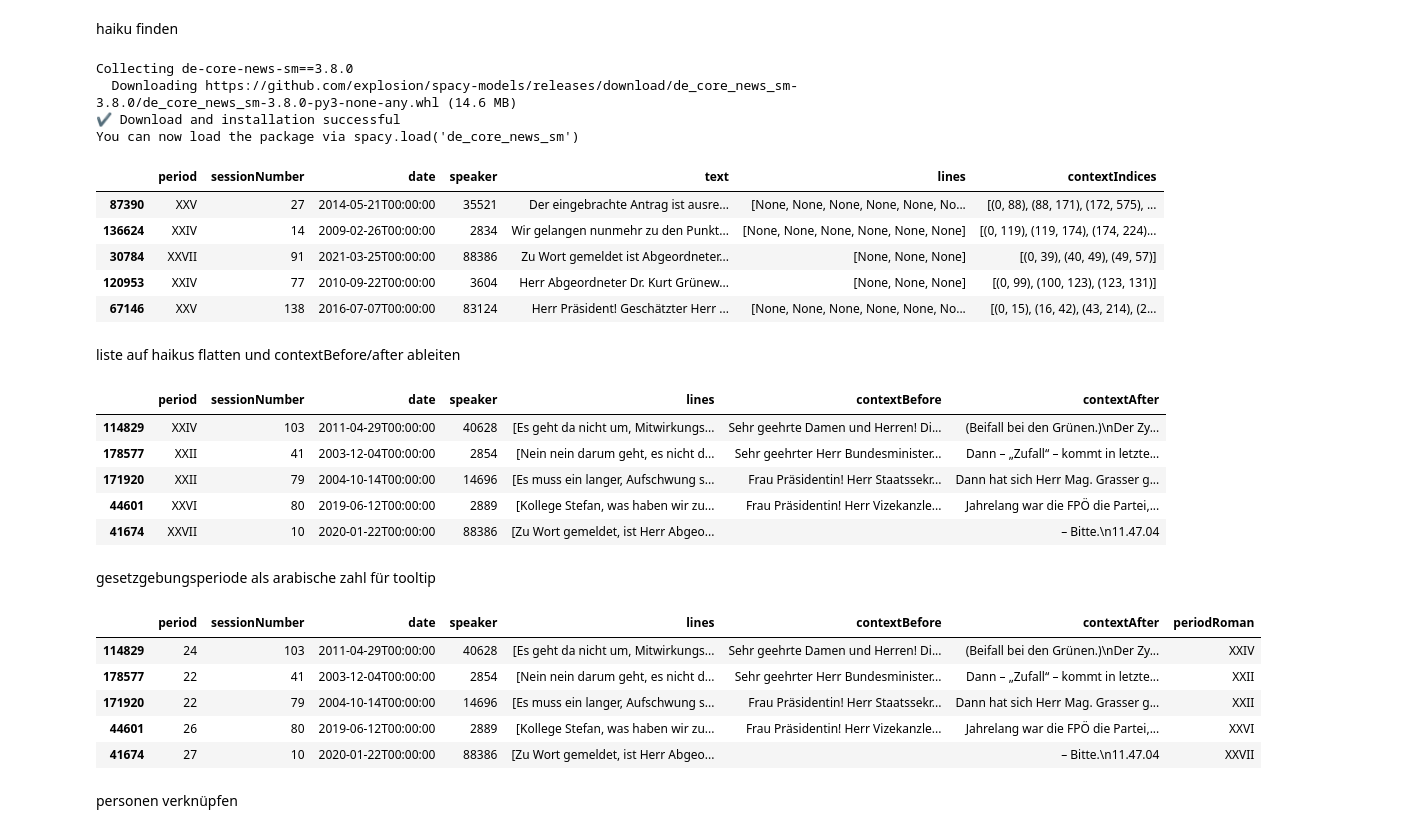
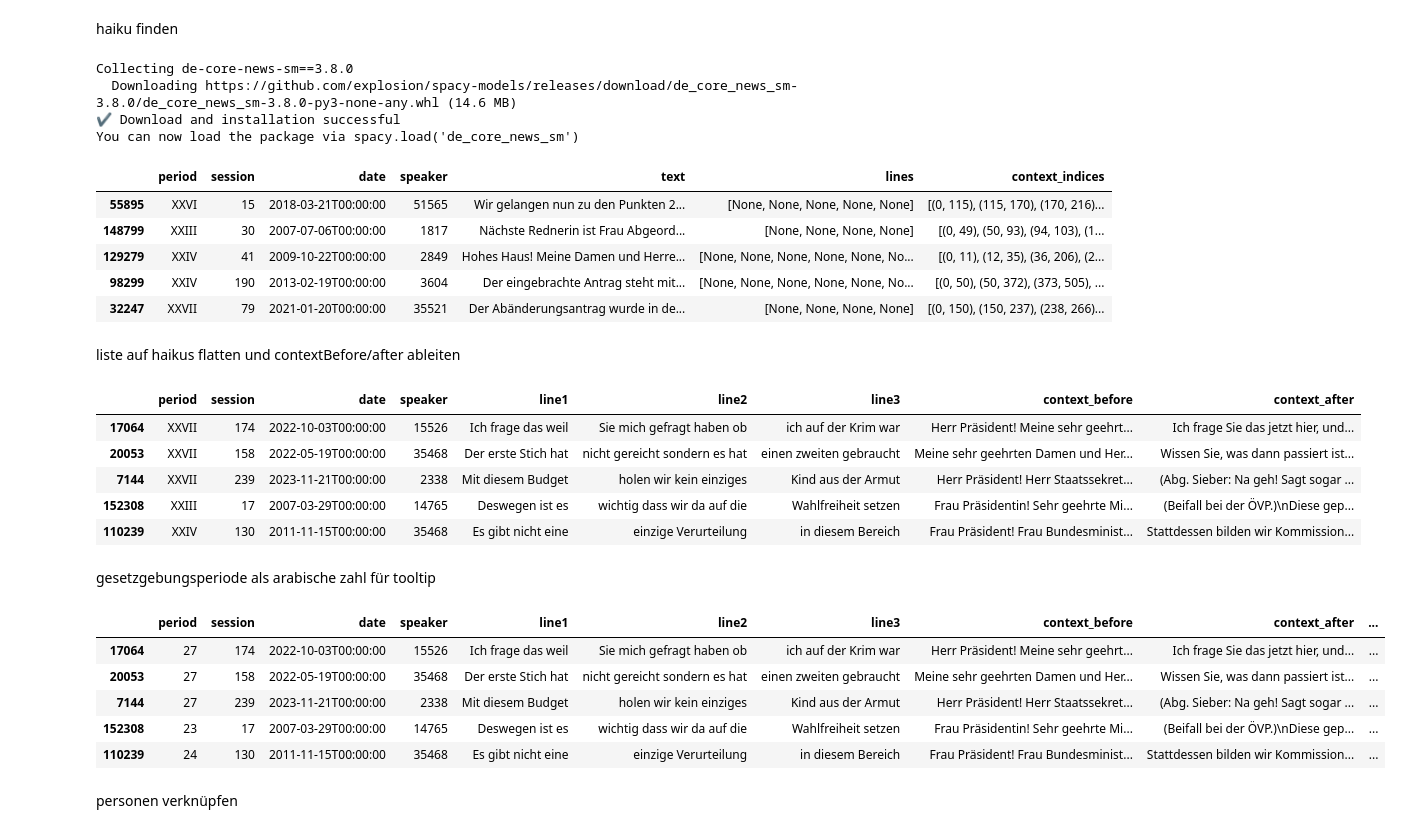
Before and after one commit to elias-gander/haiku-aus-dem-nationalrat, a Jupyter notebook: notebook.ipynb, the cells around one changed output. Saved outputs shown, nothing was run; the diff lists cells and outputs as text; code cells hidden in the pictures.

```diff
--- a/notebook.ipynb
+++ b/notebook.ipynb
@@ -19,6 +19,7 @@ wortmeldungen = pd.json_normalize(
 )
 
 wortmeldungen = wortmeldungen[["period", "sessionNumber", "date", "speaker", "text"]]
+wortmeldungen = wortmeldungen.rename(columns={"sessionNumber": "session"})
 
 wortmeldungen.head()
 # %% [output]
@@ -98,49 +99,52 @@ for doc in tqdm(nlp.pipe(wortmeldungen["text"].fillna("").astype(str), batch_siz
     context_indices.append([(sentence.start_char, sentence.end_char) for sentence in doc.sents])
 
 wortmeldungen["lines"] = haikus
-wortmeldungen["contextIndices"] = context_indices
+wortmeldungen["context_indices"] = context_indices
 wortmeldungen.head()
 # %% [output]
 Collecting de-core-news-sm==3.8.0
   Downloading https://github.com/explosion/spacy-models/releases/download/de_core_news_sm-3.8.0/de_core_news_sm-3.8.0-py3-none-any.whl (14.6 MB)
 ✔ Download and installation successful
 You can now load the package via spacy.load('de_core_news_sm')
-|  | period | sessionNumber | date | speaker | text | lines | contextIndices |
-| 87390 | XXV | 27 | 2014-05-21T00:00:00 | 35521 | Der eingebrachte Antrag ist ausre... | [None, None, None, None, None, No... | [(0, 88), (88, 171), (172, 575), ... |
-| 136624 | XXIV | 14 | 2009-02-26T00:00:00 | 2834 | Wir gelangen nunmehr zu den Punkt... | [None, None, None, None, None, None] | [(0, 119), (119, 174), (174, 224)... |
-| 30784 | XXVII | 91 | 2021-03-25T00:00:00 | 88386 | Zu Wort gemeldet ist Abgeordneter... | [None, None, None] | [(0, 39), (40, 49), (49, 57)] |
-| 120953 | XXIV | 77 | 2010-09-22T00:00:00 | 3604 | Herr Abgeordneter Dr. Kurt Grünew... | [None, None, None] | [(0, 99), (100, 123), (123, 131)] |
-| 67146 | XXV | 138 | 2016-07-07T00:00:00 | 83124 | Herr Präsident! Geschätzter Herr ... | [None, None, None, None, None, No... | [(0, 15), (16, 42), (43, 214), (2... |
+|  | period | session | date | speaker | text | lines | context_indices |
+| 55895 | XXVI | 15 | 2018-03-21T00:00:00 | 51565 | Wir gelangen nun zu den Punkten 2... | [None, None, None, None, None] | [(0, 115), (115, 170), (170, 216)... |
+| 148799 | XXIII | 30 | 2007-07-06T00:00:00 | 1817 | Nächste Rednerin ist Frau Abgeord... | [None, None, None, None] | [(0, 49), (50, 93), (94, 103), (1... |
+| 129279 | XXIV | 41 | 2009-10-22T00:00:00 | 2849 | Hohes Haus! Meine Damen und Herre... | [None, None, None, None, None, No... | [(0, 11), (12, 35), (36, 206), (2... |
+| 98299 | XXIV | 190 | 2013-02-19T00:00:00 | 3604 | Der eingebrachte Antrag steht mit... | [None, None, None, None, None, No... | [(0, 50), (50, 372), (373, 505), ... |
+| 32247 | XXVII | 79 | 2021-01-20T00:00:00 | 35521 | Der Abänderungsantrag wurde in de... | [None, None, None, None] | [(0, 150), (150, 237), (238, 266)... |
 # %% [markdown]
 liste auf haikus flatten und contextBefore/after ableiten
 # %%
-haikus = wortmeldungen.explode(["lines", "contextIndices"]).dropna(subset=["lines"])
-haikus["contextBefore"] = haikus.apply(lambda row: row["text"][: row["contextIndices"][0]], axis=1)
-haikus["contextAfter"] = haikus.apply(lambda row: row["text"][row["contextIndices"][1] :], axis=1)
-haikus = haikus.drop(columns=["text", "contextIndices"])
+haikus = wortmeldungen.explode(["lines", "context_indices"]).dropna(subset=["lines"])
+haikus["line1"] = haikus["lines"].str[0]
+haikus["line2"] = haikus["lines"].str[1]
+haikus["line3"] = haikus["lines"].str[2]
+haikus["context_before"] = haikus.apply(lambda row: row["text"][: row["context_indices"][0]], axis=1)
+haikus["context_after"] = haikus.apply(lambda row: row["text"][row["context_indices"][1] :], axis=1)
+haikus = haikus.drop(columns=["text", "context_indices", "lines"])
 haikus.head()
 # %% [output]
-|  | period | sessionNumber | date | speaker | lines | contextBefore | contextAfter |
-| 114829 | XXIV | 103 | 2011-04-29T00:00:00 | 40628 | [Es geht da nicht um, Mitwirkungs... | Sehr geehrte Damen und Herren! Di... | (Beifall bei den Grünen.)\nDer Zy... |
-| 178577 | XXII | 41 | 2003-12-04T00:00:00 | 2854 | [Nein nein darum geht, es nicht d... | Sehr geehrter Herr Bundesminister... | Dann – „Zufall“ – kommt in letzte... |
-| 171920 | XXII | 79 | 2004-10-14T00:00:00 | 14696 | [Es muss ein langer, Aufschwung s... | Frau Präsidentin! Herr Staatssekr... | Dann hat sich Herr Mag. Grasser g... |
-| 44601 | XXVI | 80 | 2019-06-12T00:00:00 | 2889 | [Kollege Stefan, was haben wir zu... | Frau Präsidentin! Herr Vizekanzle... | Jahrelang war die FPÖ die Partei,... |
-| 41674 | XXVII | 10 | 2020-01-22T00:00:00 | 88386 | [Zu Wort gemeldet, ist Herr Abgeo... |  | – Bitte.\n11.47.04 |
+|  | period | session | date | speaker | line1 | line2 | line3 | context_before | context_after |
+| 17064 | XXVII | 174 | 2022-10-03T00:00:00 | 15526 | Ich frage das weil | Sie mich gefragt haben ob | ich auf der Krim war | Herr Präsident! Meine sehr geehrt... | Ich frage Sie das jetzt hier, und... |
+| 20053 | XXVII | 158 | 2022-05-19T00:00:00 | 35468 | Der erste Stich hat | nicht gereicht sondern es hat | einen zweiten gebraucht | Meine sehr geehrten Damen und Her... | Wissen Sie, was dann passiert ist... |
+| 7144 | XXVII | 239 | 2023-11-21T00:00:00 | 2338 | Mit diesem Budget | holen wir kein einziges | Kind aus der Armut | Herr Präsident! Herr Staatssekret... | (Abg. Sieber: Na geh! Sagt sogar ... |
+| 152308 | XXIII | 17 | 2007-03-29T00:00:00 | 14765 | Deswegen ist es | wichtig dass wir da auf die | Wahlfreiheit setzen | Frau Präsidentin! Sehr geehrte Mi... | (Beifall bei der ÖVP.)\nDiese gep... |
+| 110239 | XXIV | 130 | 2011-11-15T00:00:00 | 35468 | Es gibt nicht eine | einzige Verurteilung | in diesem Bereich | Frau Präsident! Frau Bundesminist... | Stattdessen bilden wir Kommission... |
 # %% [markdown]
 gesetzgebungsperiode als arabische zahl für tooltip
 # %%
 import roman
 
-haikus["periodRoman"] = haikus["period"]
+haikus["period_roman"] = haikus["period"]
 haikus["period"] = haikus["period"].apply(lambda periodRoman: roman.fromRoman(periodRoman))
 haikus.head()
 # %% [output]
-|  | period | sessionNumber | date | speaker | lines | contextBefore | contextAfter | periodRoman |
-| 114829 | 24 | 103 | 2011-04-29T00:00:00 | 40628 | [Es geht da nicht um, Mitwirkungs... | Sehr geehrte Damen und Herren! Di... | (Beifall bei den Grünen.)\nDer Zy... | XXIV |
-| 178577 | 22 | 41 | 2003-12-04T00:00:00 | 2854 | [Nein nein darum geht, es nicht d... | Sehr geehrter Herr Bundesminister... | Dann – „Zufall“ – kommt in letzte... | XXII |
-| 171920 | 22 | 79 | 2004-10-14T00:00:00 | 14696 | [Es muss ein langer, Aufschwung s... | Frau Präsidentin! Herr Staatssekr... | Dann hat sich Herr Mag. Grasser g... | XXII |
-| 44601 | 26 | 80 | 2019-06-12T00:00:00 | 2889 | [Kollege Stefan, was haben wir zu... | Frau Präsidentin! Herr Vizekanzle... | Jahrelang war die FPÖ die Partei,... | XXVI |
-| 41674 | 27 | 10 | 2020-01-22T00:00:00 | 88386 | [Zu Wort gemeldet, ist Herr Abgeo... |  | – Bitte.\n11.47.04 | XXVII |
+|  | period | session | date | speaker | line1 | line2 | line3 | context_before | context_after | ... |
+| 17064 | 27 | 174 | 2022-10-03T00:00:00 | 15526 | Ich frage das weil | Sie mich gefragt haben ob | ich auf der Krim war | Herr Präsident! Meine sehr geehrt... | Ich frage Sie das jetzt hier, und... | ... |
+| 20053 | 27 | 158 | 2022-05-19T00:00:00 | 35468 | Der erste Stich hat | nicht gereicht sondern es hat | einen zweiten gebraucht | Meine sehr geehrten Damen und Her... | Wissen Sie, was dann passiert ist... | ... |
+| 7144 | 27 | 239 | 2023-11-21T00:00:00 | 2338 | Mit diesem Budget | holen wir kein einziges | Kind aus der Armut | Herr Präsident! Herr Staatssekret... | (Abg. Sieber: Na geh! Sagt sogar ... | ... |
+| 152308 | 23 | 17 | 2007-03-29T00:00:00 | 14765 | Deswegen ist es | wichtig dass wir da auf die | Wahlfreiheit setzen | Frau Präsidentin! Sehr geehrte Mi... | (Beifall bei der ÖVP.)\nDiese gep... | ... |
+| 110239 | 24 | 130 | 2011-11-15T00:00:00 | 35468 | Es gibt nicht eine | einzige Verurteilung | in diesem Bereich | Frau Präsident! Frau Bundesminist... | Stattdessen bilden wir Kommission... | ... |
 # %% [markdown]
 personen verknüpfen
 # %%
```
Also changed, not shown: parts of 6 cells of this notebook, 11 other files.
